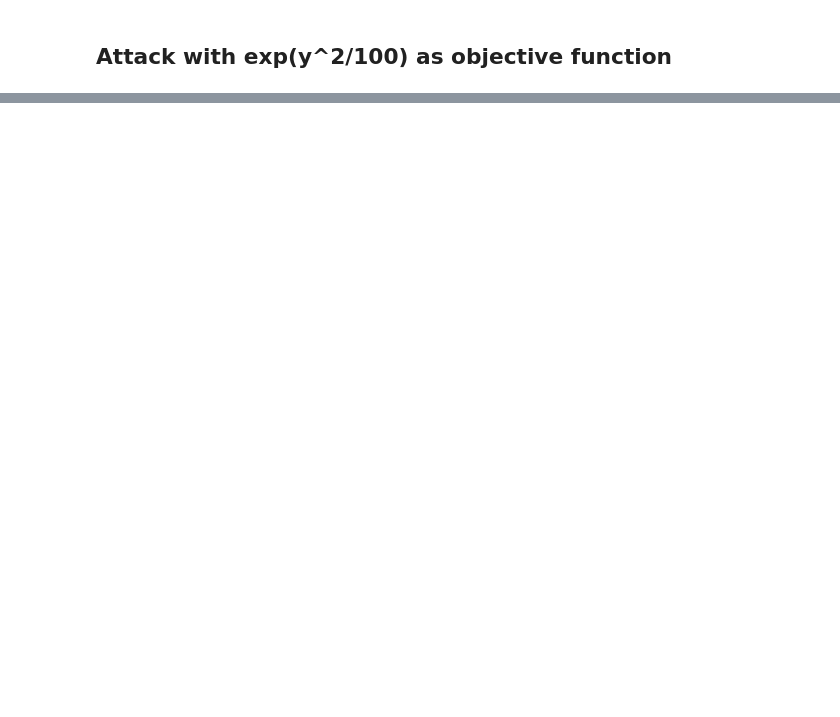
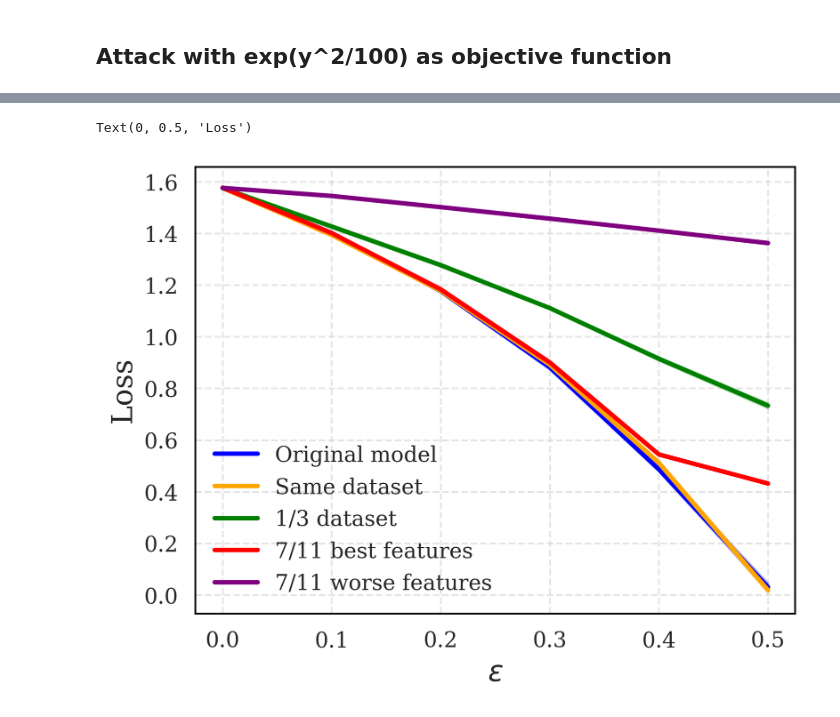
Before and after one commit to pablogarciarce/AdvReg, a Jupyter notebook: notebooks/test_point_bnn_gray.ipynb, the cells around one changed output, grey strips where cells are left out. Cells and saved outputs as stored; diff of their text form; code cells hidden in the pictures; blank space fills up the shorter version.

```diff
--- a/notebooks/test_point_bnn_gray.ipynb
+++ b/notebooks/test_point_bnn_gray.ipynb
@@ -262,18 +286,21 @@ plt.ylabel('Loss')
 # %%
 plt.figure(figsize=(6, 4.5))
-plt.plot(epsilons, np.mean(losses_original_rep, axis=0), label='Original', color='blue')
+plt.plot(epsilons, np.mean(losses_original_rep, axis=0), label='Original model', color='blue')
 plt.fill_between(epsilons, original_mean - original_std, original_mean + original_std, alpha=0.2, color='blue')
 plt.plot(epsilons, np.mean(losses_total_rep1, axis=0), label='Same dataset', color='orange')
 plt.fill_between(epsilons, attack1_mean - attack1_std, attack1_mean + attack1_std, alpha=0.2, color='orange')
 plt.plot(epsilons, np.mean(losses_total_rep2, axis=0), label='1/3 dataset', color='green')
 plt.fill_between(epsilons, attack2_mean - attack2_std, attack2_mean + attack2_std, alpha=0.2, color='green')
-plt.plot(epsilons, np.mean(losses_total_rep3, axis=0), label='7/11 features', color='red')
+plt.plot(epsilons, np.mean(losses_total_rep3, axis=0), label='7/11 best features', color='red')
 plt.fill_between(epsilons, attack3_mean - attack3_std, attack3_mean + attack3_std, alpha=0.2, color='red')
 plt.plot(epsilons, np.mean(losses_total_rep4, axis=0), label='7/11 worse features', color='purple')
 plt.fill_between(epsilons, attack4_mean - attack4_std, attack4_mean + attack4_std, alpha=0.2, color='purple')
 plt.legend()
 plt.xlabel('$\epsilon$')
 plt.ylabel('Loss')
+# %% [output]
+Text(0, 0.5, 'Loss')
+[figure, added]
 # %%
 # Print results
 print('Epsilons:', np.round(epsilons, 2))
```
Also changed, not shown: parts of 5 cells of this notebook, 11 other files.
